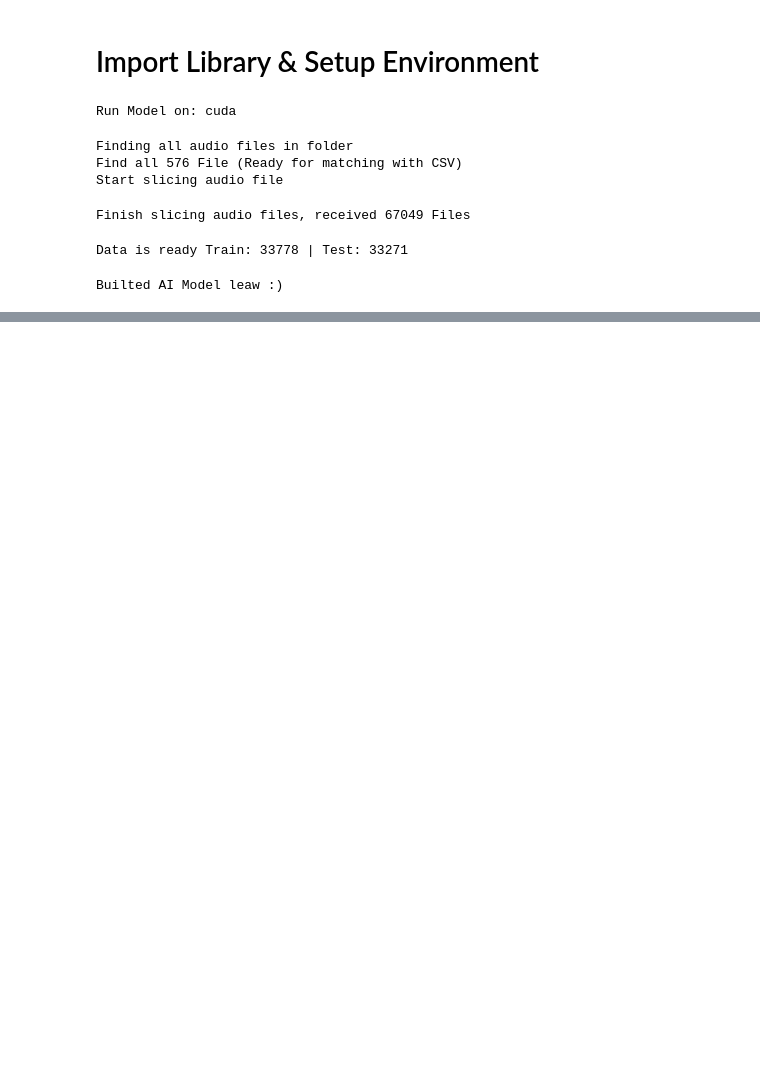
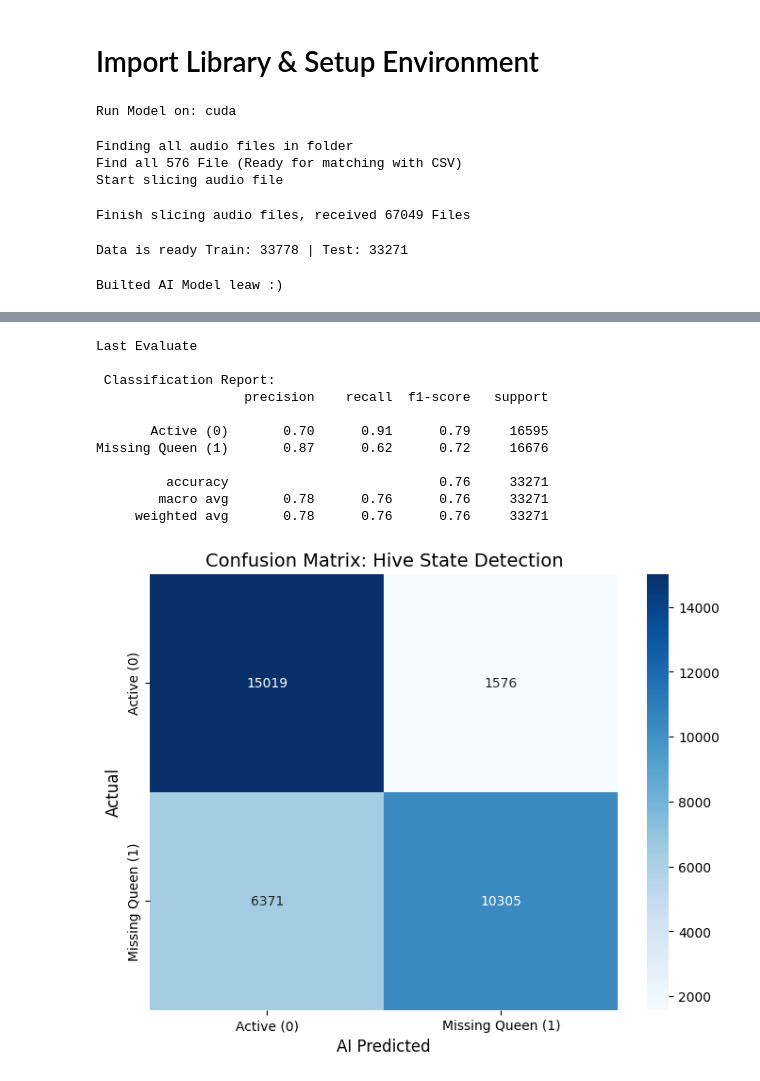
Before and after one commit to jadjadjade002/ApisAcoustic, a Jupyter notebook: ApisAcoustic V1.0.ipynb, the cells around one changed output, grey strips where cells are left out. Drawn from its saved outputs; the diff is of its cells as text; code cells hidden in the pictures; blank space fills up the shorter version.

Commit message:
Add Recall, F1 Report | add freq_mask, time_mask | increase dropout

```diff
--- a/ApisAcoustic V1.0.ipynb
+++ b/ApisAcoustic V1.0.ipynb
@@ -166,24 +166,34 @@ class ModernHiveStateModel(nn.Module):
             f_max=8000.0
         )
         self.amplitude_to_db = torchaudio.transforms.AmplitudeToDB()
+        self.freq_mask = torchaudio.transforms.FrequencyMasking(freq_mask_param=12)
+        self.time_mask = torchaudio.transforms.TimeMasking(time_mask_param=30)
+
 
         self.resnet = models.resnet18(weights=models.ResNet18_Weights.DEFAULT)
         self.resnet.fc = nn.Sequential(
-            nn.Dropout(0.5),
+            nn.Dropout(0.6),
             nn.Linear(self.resnet.fc.in_features, num_classes)
         )
 
     def forward(self, x):
         # x: (Batch, 1, Time)
         x = self.mel_spectrogram(x)
+
+        if self.training:
+            x = self.freq_mask(x)
+            x = self.time_mask(x)
+
         x = self.amplitude_to_db(x)
-
         x = x.repeat(1, 3, 1, 1)
         return self.resnet(x)
 
 model = ModernHiveStateModel(num_classes=2).to(DEVICE)
-criterion = nn.CrossEntropyLoss()
-optimizer = optim.Adam(model.parameters(), lr=1e-4, weight_decay=1e-5)
+
+weights = torch.tensor([1.0, 1.3]).to(DEVICE)
+criterion = nn.CrossEntropyLoss(weight=weights)
+
+optimizer = optim.Adam(model.parameters(), lr=1e-4, weight_decay=1e-2)
 scheduler = optim.lr_scheduler.ReduceLROnPlateau(optimizer, mode='max', factor=0.5, patience=2, verbose=True)
 
 print("Builted AI Model leaw :)")
@@ -251,28 +335,41 @@ Saved new model Highest Acc at 64.49%
 # %%
 model.load_state_dict(torch.load('best_hive_state_model.pth'))
 model.eval()
 
 all_preds = []
 all_labels = []
 
 print("Last Evaluate")
 with torch.no_grad():
     for inputs, labels in test_loader:
         inputs = inputs.to(DEVICE)
         outputs = model(inputs)
         _, preds = torch.max(outputs, 1)
 
         all_preds.extend(preds.cpu().numpy())
         all_labels.extend(labels.numpy())
 
 target_names = ['Active (0)', 'Missing Queen (1)']
 print("\n Classification Report:")
 print(classification_report(all_labels, all_preds, target_names=target_names))
 
 cm = confusion_matrix(all_labels, all_preds)
 plt.figure(figsize=(8, 6))
 sns.heatmap(cm, annot=True, fmt='d', cmap='Blues', xticklabels=target_names, yticklabels=target_names)
 plt.title('Confusion Matrix: Hive State Detection', fontsize=14)
-plt.ylabel('ความจริง (Actual)', fontsize=12)
-plt.xlabel('AI ทำนาย (Predicted)', fontsize=12)
+plt.ylabel('Actual', fontsize=12)
+plt.xlabel('AI Predicted', fontsize=12)
 plt.show()
+# %% [output]
+Last Evaluate
+
+ Classification Report:
+                   precision    recall  f1-score   support
+
+       Active (0)       0.70      0.91      0.79     16595
+Missing Queen (1)       0.87      0.62      0.72     16676
+
+         accuracy                           0.76     33271
+        macro avg       0.78      0.76      0.76     33271
+     weighted avg       0.78      0.76      0.76     33271
+[figure, added]
```
Also changed, not shown: parts of 2 cells of this notebook, 1 other file.
